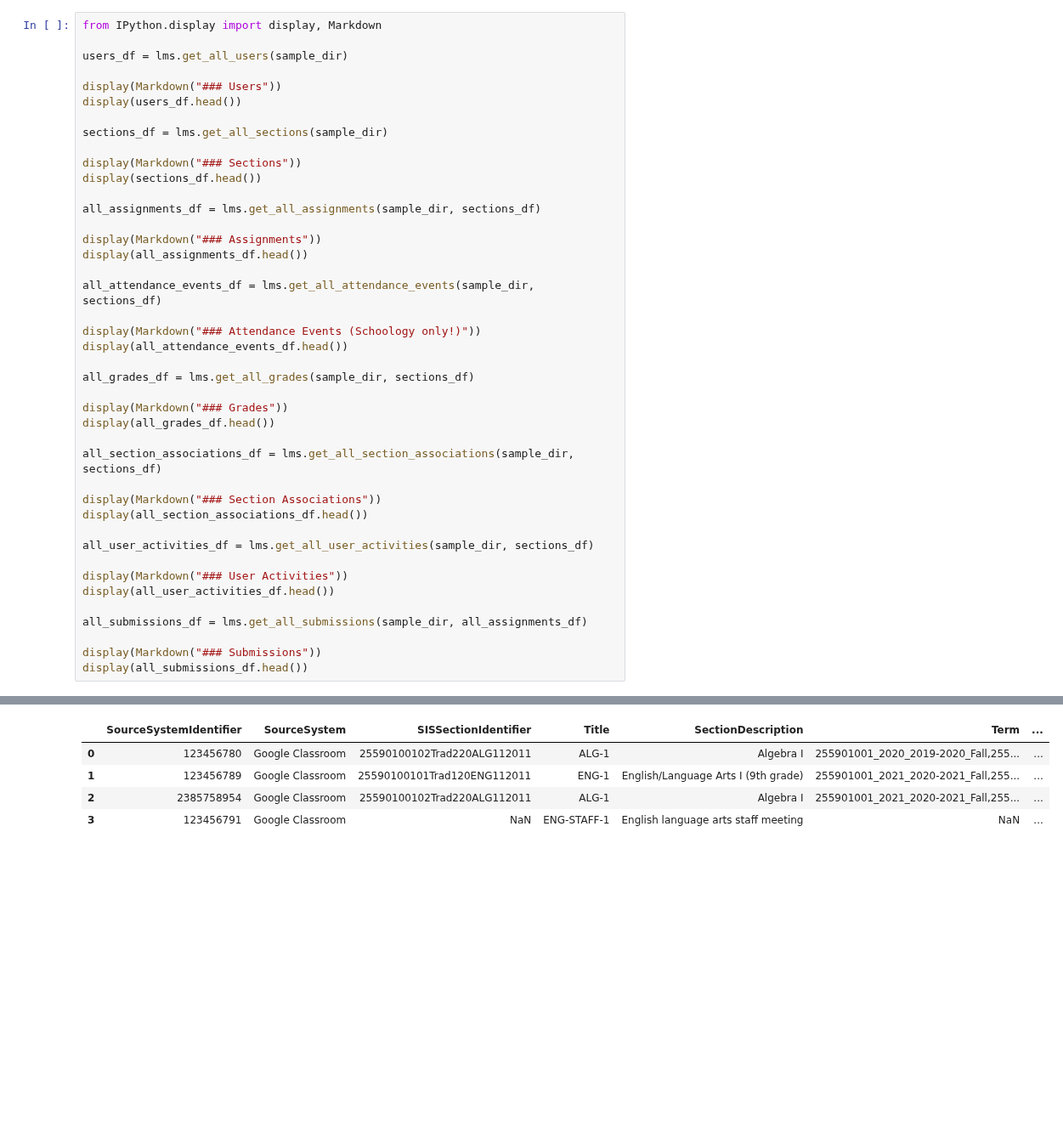
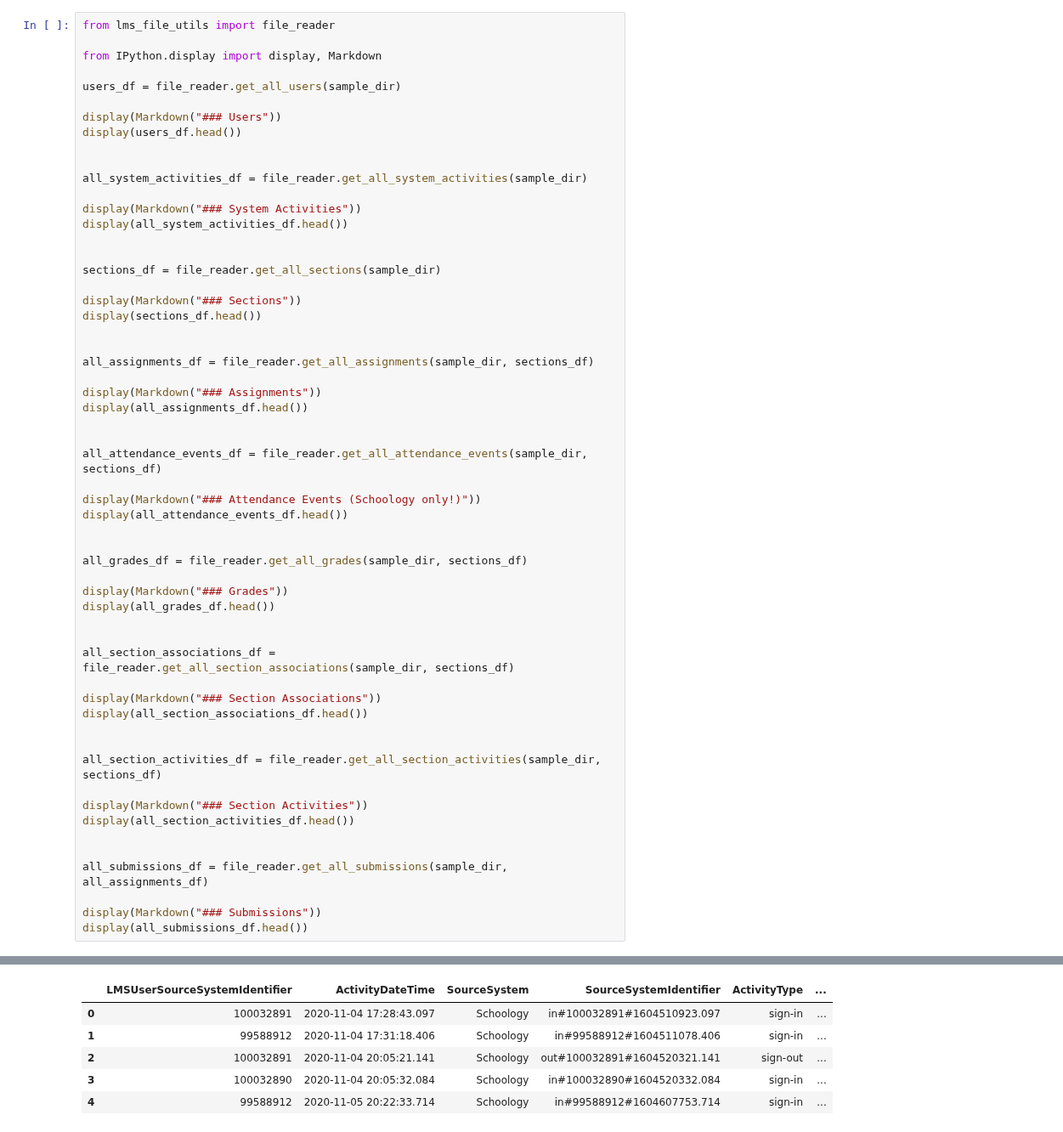
Before and after one commit to Ed-Fi-Exchange-OSS/LMS-Toolkit, a Jupyter notebook: src/notebooks/filesystem-tutorial.ipynb, the cells around one changed output, grey strips where cells are left out. Shown at 85% size. Saved outputs shown, nothing was run; the diff lists cells and outputs as text; blank space fills up the shorter version.

```diff
--- a/src/notebooks/filesystem-tutorial.ipynb
+++ b/src/notebooks/filesystem-tutorial.ipynb
@@ -128,44 +135,59 @@ Note that the functions for data nested under sections is using the output from
 
 The next code cell demonstrates use of these functions by displaying the first few records for each type of file.
 # %%
+from lms_file_utils import file_reader
+
 from IPython.display import display, Markdown
 
-users_df = lms.get_all_users(sample_dir)
+users_df = file_reader.get_all_users(sample_dir)
 
 display(Markdown("### Users"))
 display(users_df.head())
 
-sections_df = lms.get_all_sections(sample_dir)
+
+all_system_activities_df = file_reader.get_all_system_activities(sample_dir)
+
+display(Markdown("### System Activities"))
+display(all_system_activities_df.head())
+
+
+sections_df = file_reader.get_all_sections(sample_dir)
 
 display(Markdown("### Sections"))
 display(sections_df.head())
 
-all_assignments_df = lms.get_all_assignments(sample_dir, sections_df)
+
+all_assignments_df = file_reader.get_all_assignments(sample_dir, sections_df)
 
 display(Markdown("### Assignments"))
 display(all_assignments_df.head())
 
-all_attendance_events_df = lms.get_all_attendance_events(sample_dir, sections_df)
+
+all_attendance_events_df = file_reader.get_all_attendance_events(sample_dir, sections_df)
 
 display(Markdown("### Attendance Events (Schoology only!)"))
 display(all_attendance_events_df.head())
 
-all_grades_df = lms.get_all_grades(sample_dir, sections_df)
+
+all_grades_df = file_reader.get_all_grades(sample_dir, sections_df)
 
 display(Markdown("### Grades"))
 display(all_grades_df.head())
 
-all_section_associations_df = lms.get_all_section_associations(sample_dir, sections_df)
+
+all_section_associations_df = file_reader.get_all_section_associations(sample_dir, sections_df)
 
 display(Markdown("### Section Associations"))
 display(all_section_associations_df.head())
 
-all_user_activities_df = lms.get_all_user_activities(sample_dir, sections_df)
 
-display(Markdown("### User Activities"))
-display(all_user_activities_df.head())
+all_section_activities_df = file_reader.get_all_section_activities(sample_dir, sections_df)
 
-all_submissions_df = lms.get_all_submissions(sample_dir, all_assignments_df)
+display(Markdown("### Section Activities"))
+display(all_section_activities_df.head())
+
+
+all_submissions_df = file_reader.get_all_submissions(sample_dir, all_assignments_df)
 
 display(Markdown("### Submissions"))
 display(all_submissions_df.head())
@@ -181,5 +203,6 @@ display(all_submissions_df.head())
-|  | SourceSystemIdentifier | SourceSystem | SISSectionIdentifier | Title | SectionDescription | Term | ... |
-| 0 | 123456780 | Google Classroom | 25590100102Trad220ALG112011 | ALG-1 | Algebra I | 255901001_2020_2019-2020_Fall,255... | ... |
-| 1 | 123456789 | Google Classroom | 25590100101Trad120ENG112011 | ENG-1 | English/Language Arts I (9th grade) | 255901001_2021_2020-2021_Fall,255... | ... |
-| 2 | 2385758954 | Google Classroom | 25590100102Trad220ALG112011 | ALG-1 | Algebra I | 255901001_2021_2020-2021_Fall,255... | ... |
-| 3 | 123456791 | Google Classroom | NaN | ENG-STAFF-1 | English language arts staff meeting | NaN | ... |
+|  | LMSUserSourceSystemIdentifier | ActivityDateTime | SourceSystem | SourceSystemIdentifier | ActivityType | ... |
+| 0 | 100032891 | 2020-11-04 17:28:43.097 | Schoology | in#100032891#1604510923.097 | sign-in | ... |
+| 1 | 99588912 | 2020-11-04 17:31:18.406 | Schoology | in#99588912#1604511078.406 | sign-in | ... |
+| 2 | 100032891 | 2020-11-04 20:05:21.141 | Schoology | out#100032891#1604520321.141 | sign-out | ... |
+| 3 | 100032890 | 2020-11-04 20:05:32.084 | Schoology | in#100032890#1604520332.084 | sign-in | ... |
+| 4 | 99588912 | 2020-11-05 20:22:33.714 | Schoology | in#99588912#1604607753.714 | sign-in | ... |
```
Also changed, not shown: parts of 4 cells of this notebook, 1 other file.
